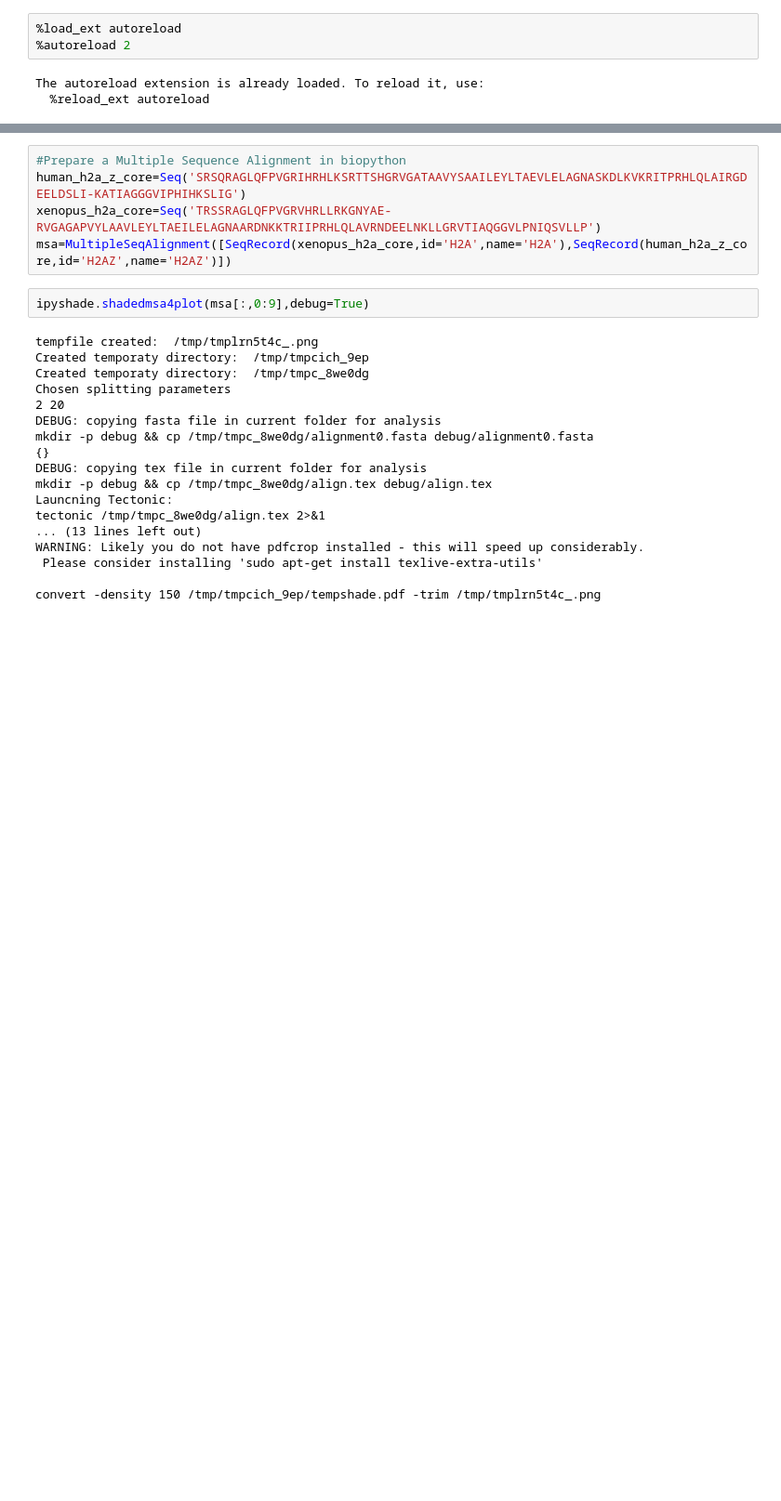
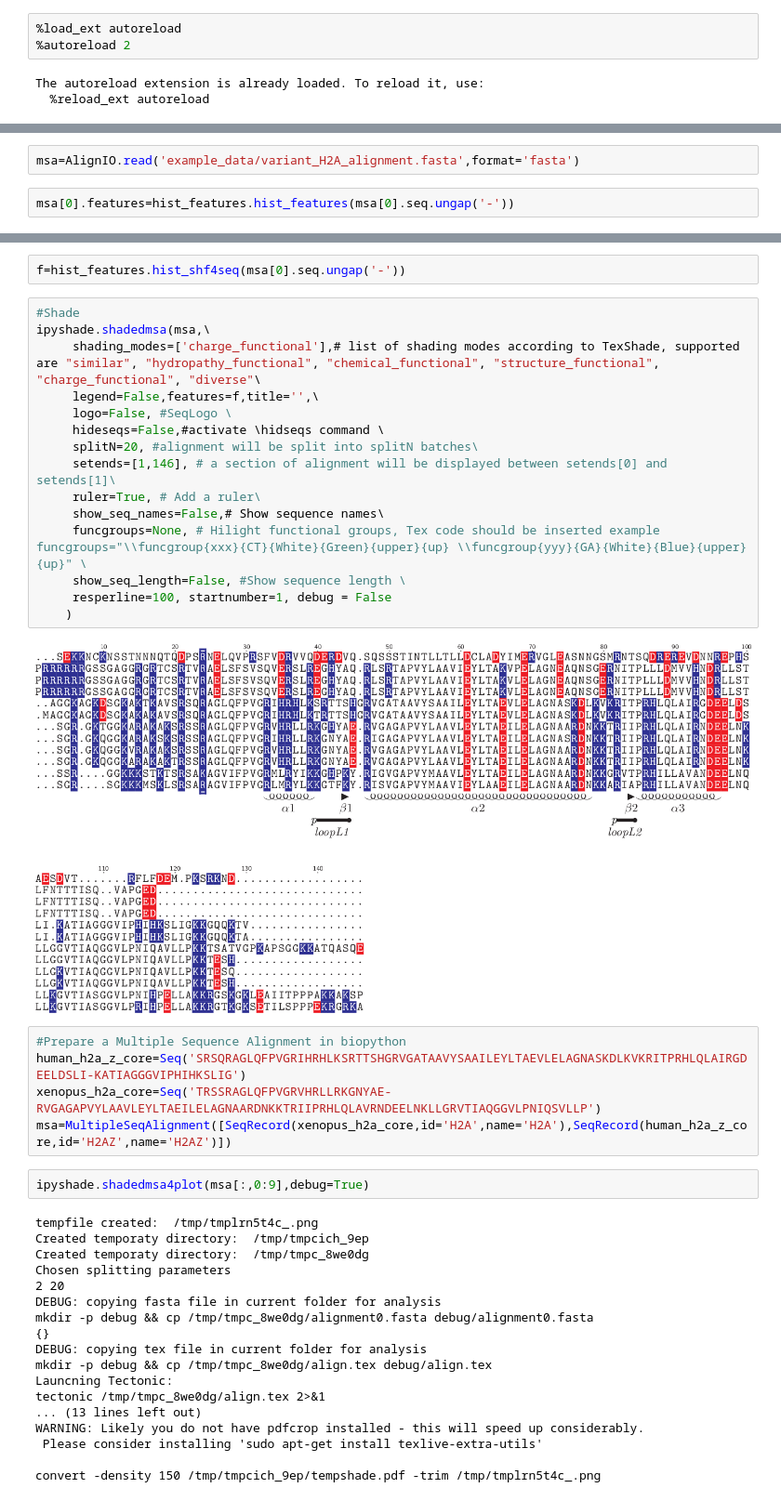
Before and after one commit to intbio/pytexshade, a Jupyter notebook: development.ipynb, the cells around one changed output, grey strips where cells are left out. Shown at 93% size. Saved outputs shown, nothing was run; the diff lists cells and outputs as text; blank space fills up the shorter version.

```diff
--- a/development.ipynb
+++ b/development.ipynb
@@ -11,0 +16,4 @@ from Bio.Align import MultipleSeqAlignment
+# %%
+msa=AlignIO.read('example_data/variant_H2A_alignment.fasta',format='fasta')
+# %%
+msa[0].features=hist_features.hist_features(msa[0].seq.ungap('-'))
@@ -12,3 +34,22 @@ from Bio.Align import MultipleSeqAlignment
+# %%
+f=hist_features.hist_shf4seq(msa[0].seq.ungap('-'))
+# %%
+#Shade
+ipyshade.shadedmsa(msa,\
+     shading_modes=['charge_functional'],# list of shading modes according to TexShade, supported are "similar", "hydropathy_functional", "chemical_functional", "structure_functional", "charge_functional", "diverse"\
+     legend=False,features=f,title='',\
+     logo=False, #SeqLogo \
+     hideseqs=False,#activate \hidseqs command \
+     splitN=20, #alignment will be split into splitN batches\
+     setends=[1,146], # a section of alignment will be displayed between setends[0] and setends[1]\
+     ruler=True, # Add a ruler\
+     show_seq_names=False,# Show sequence names\
+     funcgroups=None, # Hilight functional groups, Tex code should be inserted example funcgroups="\\funcgroup{xxx}{CT}{White}{Green}{upper}{up} \\funcgroup{yyy}{GA}{White}{Blue}{upper}{up}" \
+     show_seq_length=False, #Show sequence length \
+     resperline=100, startnumber=1, debug = False
+    )
+# %% [output]
+[figure, added]
 # %%
 #Prepare a Multiple Sequence Alignment in biopython
 human_h2a_z_core=Seq('SRSQRAGLQFPVGRIHRHLKSRTTSHGRVGATAAVYSAAILEYLTAEVLELAGNASKDLKVKRITPRHLQLAIRGDEELDSLI-KATIAGGGVIPHIHKSLIG')
```
Also changed, not shown: parts of 3 cells of this notebook, 4 other files.
